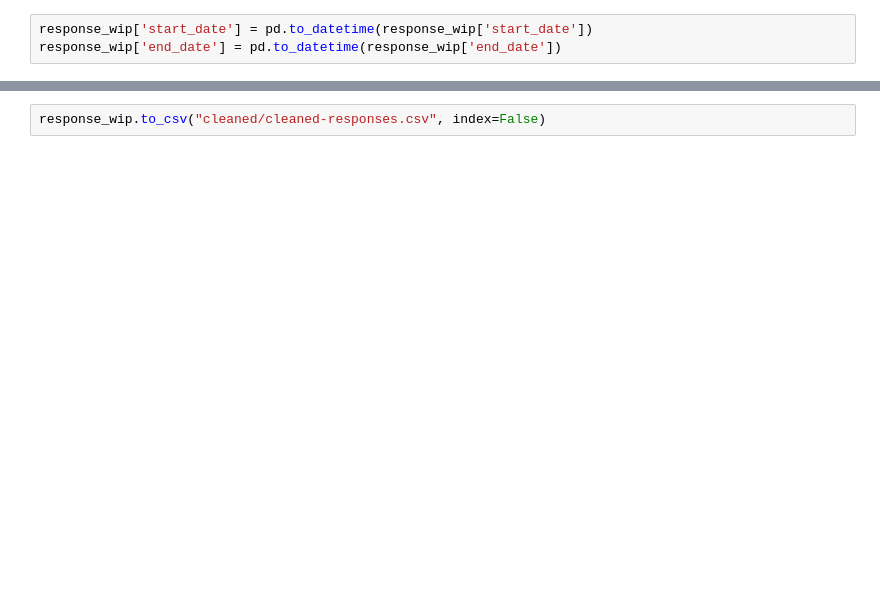
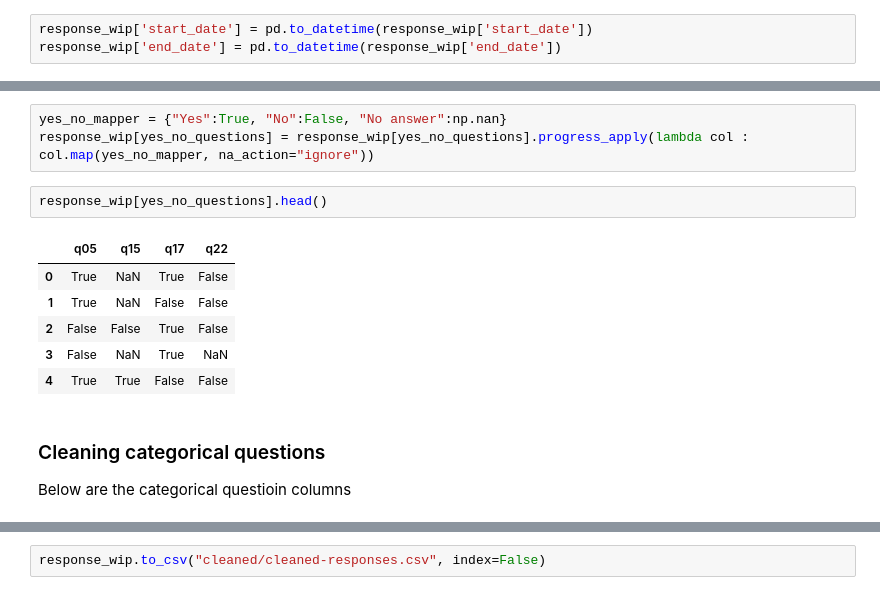
Before and after one commit to andrew-jisan-yoon/exploring-mascul-survey, a Jupyter notebook: cleaning-responses.ipynb, the cells around one changed output, grey strips where cells are left out. Cells and saved outputs as stored; diff of their text form; blank space fills up the shorter version.

Commit message:
removed map_to_num and mapped to pandas.categorical

```diff
--- a/cleaning-responses.ipynb
+++ b/cleaning-responses.ipynb
@@ -858,0 +335,16 @@ Index(['start_date', 'end_date', 'q04_01', 'q04_02', 'q04_03', 'q04_04',
+# %%
+yes_no_mapper = {"Yes":True, "No":False, "No answer":np.nan}
+response_wip[yes_no_questions] = response_wip[yes_no_questions].progress_apply(lambda col : col.map(yes_no_mapper, na_action="ignore"))
+# %%
+response_wip[yes_no_questions].head()
+# %% [output]
+|  | q05 | q15 | q17 | q22 |
+| 0 | True | NaN | True | False |
+| 1 | True | NaN | False | False |
+| 2 | False | False | True | False |
+| 3 | False | NaN | True | NaN |
+| 4 | True | True | False | False |
+# %% [markdown]
+### Cleaning categorical questions
+
+Below are the categorical questioin columns
```
Also changed, not shown: parts of 142 cells of this notebook.
